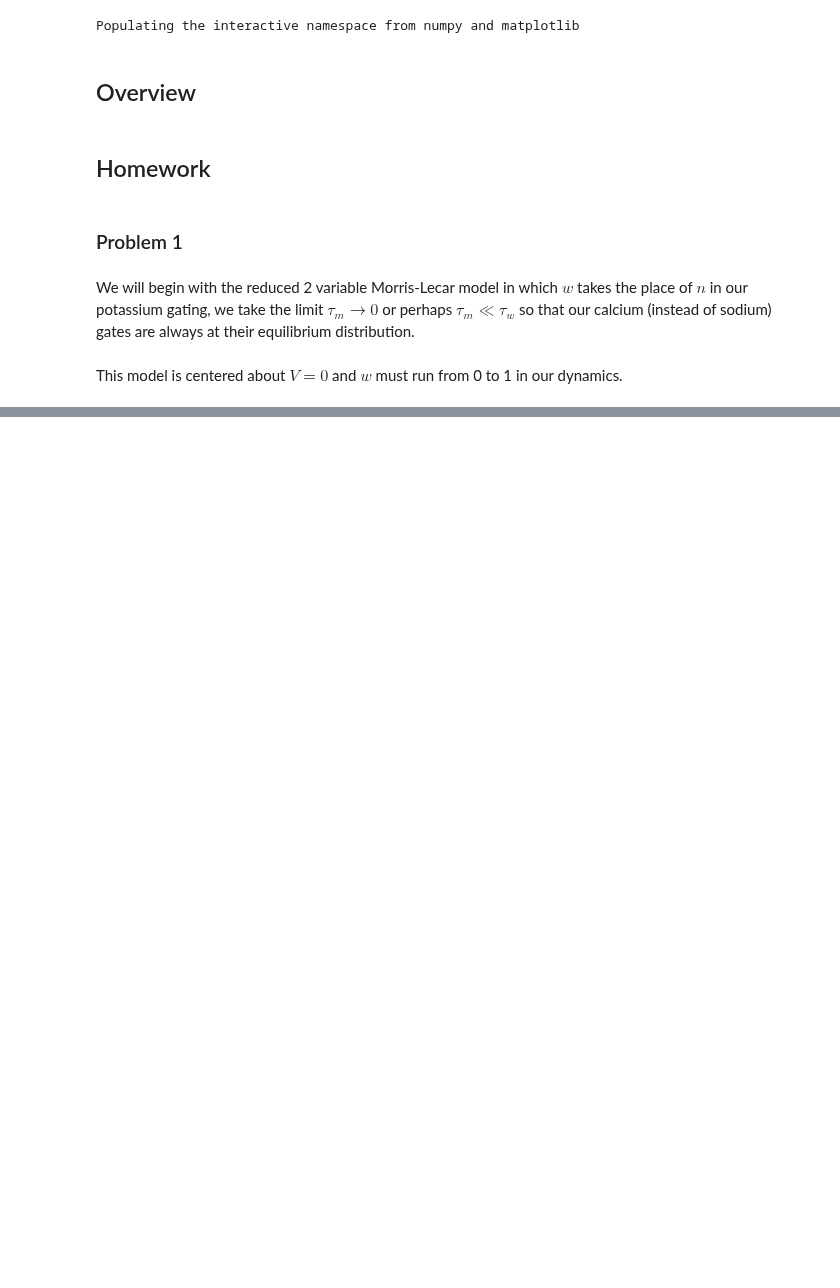
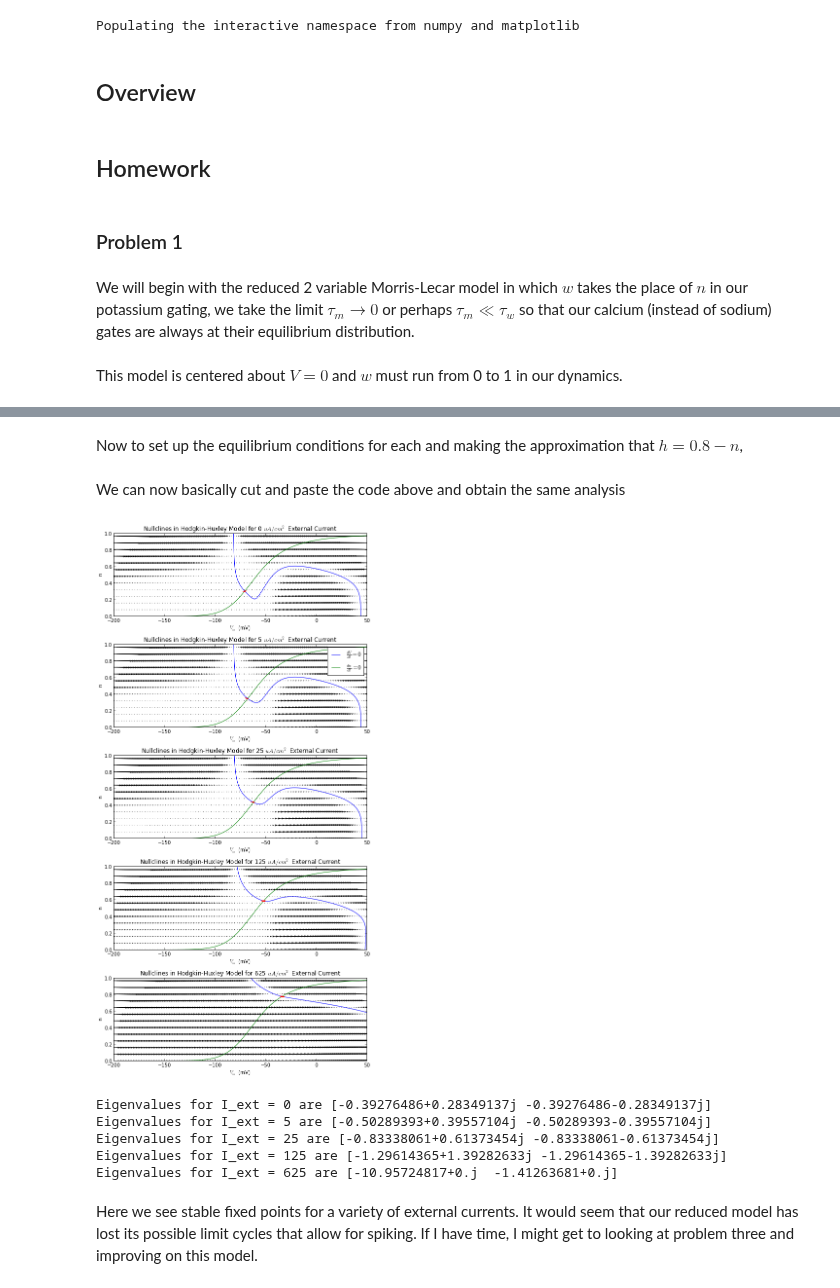
Before and after one commit to forrestsheldon/neurodynamics, a Jupyter notebook: week_3_Dynamical_systems.ipynb, the cells around one changed output, grey strips where cells are left out. Saved outputs shown, nothing was run; the diff lists cells and outputs as text; code cells hidden in the pictures; blank space fills up the shorter version.

```diff
--- a/week_3_Dynamical_systems.ipynb
+++ b/week_3_Dynamical_systems.ipynb
@@ -122,0 +142,80 @@ def ML_stability(I_ext):
+# %% [markdown]
+Now to set up the equilibrium conditions for each and making the approximation that $h = 0.8 - n$,
+# %%
+def h(n):       return 0.8 - n
+def m_infty(V): return alpha_m(V) / (alpha_m(V) + beta_m(V))
+# %%
+def I_K(V, n):    return g_K * n**4 * (V - E_K)
+def I_Na(V, n):   return g_K * m_infty(V)**4 * h(n) * (V - E_Na)
+def I_L(V):       return g_L * (V - E_L)
+
+def derivHH_V_t(V, n, I_ext):
+    return (1. / C_m) * (-I_Na(V, n) - I_K(V, n) - I_L(V) + I_ext)
+
+V_lim = (-200, 50)
+n_lim = (0, 1)
+V = scp.linspace(V_lim[0], V_lim[1], 100)
+n = scp.linspace(n_lim[0], n_lim[1], 100)
+V_grid, n_grid = scp.meshgrid(V, n)
+# %% [markdown]
+We can now basically cut and paste the code above and obtain the same analysis
+# %%
+I2 = [0, 5, 25, 125, 625]
+figs2, axes2 = plt.subplots(len(I2),1, figsize = (8, 16))
+fixed_points = []
+
+for I_ext, ax in zip(I2, axes2):
+
+    def HH(Vn, t):
+        V, n = Vn[0], Vn[1]
+        return derivHH_V_t(V, n, I_ext), deriv_n_t(V, n)
+
+    DVdt = derivHH_V_t(V_grid, n_grid, I_ext)
+    Dndt = deriv_n_t(V_grid, n_grid)
+
+    # Get Nullclines from function and crossings of Null_Clines
+    nc1_V, nc1_n = getNullcline(DVdt, V, n)
+    nc2_V, nc2_n = getNullcline(Dndt, V, n)
+    fp_V, fp_n = getCrossings(nc1_V, nc1_n, nc2_V, nc2_n)
+
+
+    ax.plot(nc1_V, nc1_n, 'b-', label=r'$\frac{dV}{dt}=0$')
+    ax.plot(nc2_V, nc2_n, 'g-', label=r'$\frac{dn}{dt}=0$')
+    # Plot the fixed points
+
+    t = np.linspace(0, 10)
+    for fp_1, fp_2 in zip(fp_V, fp_n):
+        fixed_points.append((fp_1, fp_2))
+        ax.scatter(fp_1, fp_1)
+        for init_num in range(5):
+            initV = fp_1 + (2 * random.random() - 1) * (250 * 0.01)
+            initn = fp_2 + (2 * random.random() - 1) * (1 * 0.01)
+            traj= odeint(HH, (initV, initn), t)
+            ax.plot(traj[:,0], traj[:,1], 'r-')
+
+    ax.quiver(V_grid[::8], n_grid[::8], DVdt[::8], Dndt[::8], angles='xy', scale_units='xy', scale=100 )
+    ax.set_xlim([-200, 50])
+    ax.set_ylim([0, 1])
+    if I_ext == 5:
+        ax.legend()
+    ax.set_title('Nullclines in Hodgkin-Huxley Model for '+ repr(I_ext) + r' $uA/cm^2$ External Current')
+    ax.set_ylabel('n')
+    ax.set_xlabel('$V_m$ (mV)')
+
+figs2.tight_layout()
+# %% [output]
+[figure, added]
+# %%
+for (fp_1, fp_2), I_ext in zip(fixed_points, I2):
+
+    J = getJacobian(V_grid, n_grid, DVdt, Dndt, fp_1, fp_2)
+    [eig_val, eig_vec] = lin.eig(J)
+    print 'Eigenvalues for I_ext = '+str(I_ext)+' are', eig_val
+# %% [output]
+Eigenvalues for I_ext = 0 are [-0.39276486+0.28349137j -0.39276486-0.28349137j]
+Eigenvalues for I_ext = 5 are [-0.50289393+0.39557104j -0.50289393-0.39557104j]
+Eigenvalues for I_ext = 25 are [-0.83338061+0.61373454j -0.83338061-0.61373454j]
+Eigenvalues for I_ext = 125 are [-1.29614365+1.39282633j -1.29614365-1.39282633j]
+Eigenvalues for I_ext = 625 are [-10.95724817+0.j  -1.41263681+0.j]
+# %% [markdown]
+Here we see stable fixed points for a variety of external currents.  It would seem that our reduced model has lost its possible limit cycles that allow for spiking.  If I have time, I might get to looking at problem three and improving on this model.
```
Also changed, not shown: parts of 14 cells of this notebook, 1 other file.
